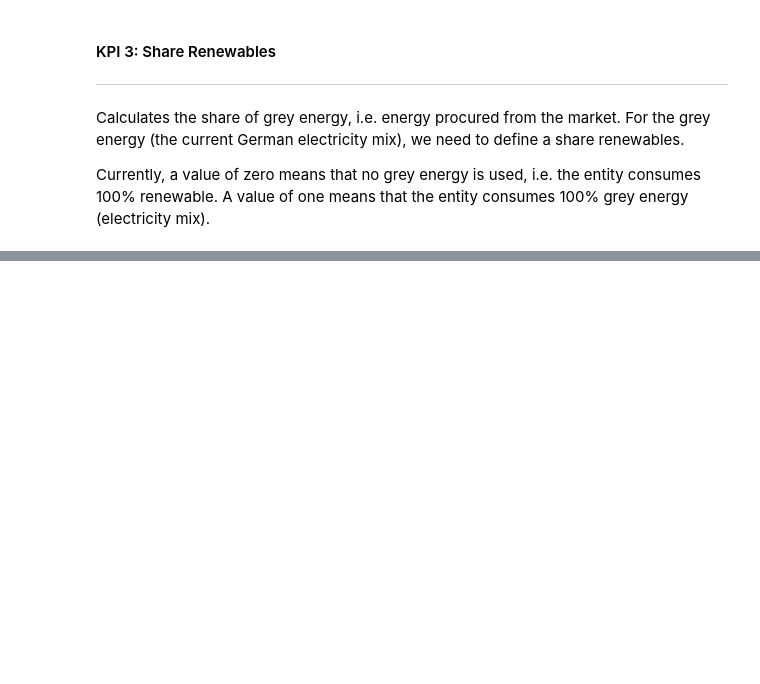
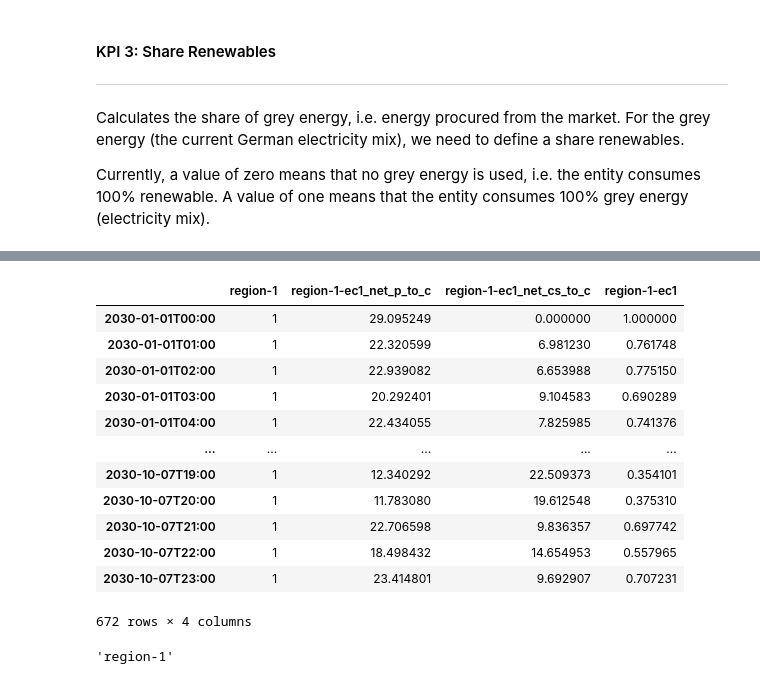
Before and after one commit to jochenmadler/fim_fit, a Jupyter notebook: GSy_KPI_calculation/01_processing/functions_test_v2.ipynb, the cells around one changed output, grey strips where cells are left out. Saved outputs shown, nothing was run; the diff lists cells and outputs as text; code cells hidden in the pictures; blank space fills up the shorter version.

Commit message:
functions_v2.py: share_renewables not yet ready, sub functions are though. functions_test_v2.ipynb: share_renewables testing & debugging with usable sub functions.

```diff
--- a/GSy_KPI_calculation/01_processing/functions_test_v2.ipynb
+++ b/GSy_KPI_calculation/01_processing/functions_test_v2.ipynb
@@ -162,0 +218,4 @@ f.share_renewables(os.getcwd())
+# %%
+# Handover to helper function
+df = entity_df
+p = entity_name
@@ -162,0 +242,18 @@ f.share_renewables(os.getcwd())
+# %%
+# select one child
+c = children[1]
+print(f'c: {c}')
+p_to_c = f.share_renewable_df_grouper(df_out, df[(df.seller == p) & (df.buyer == c)][['energy [kWh]']])
+c_to_p = f.share_renewable_df_grouper(df_out, df[(df.seller == c) & (df.buyer == p)][['energy [kWh]']])
+net_p_to_c = p_to_c - c_to_p
+cs_to_c = f.share_renewable_df_grouper(df_out, df[(df.seller != p) & (df.seller != c) & (df.buyer == c)][
+    ['energy [kWh]']])
+c_to_cs = f.share_renewable_df_grouper(df_out,
+                                     df[(df.seller == c) & (df.buyer != p) & (df.buyer != c)][['energy [kWh]']])
+net_cs_to_c = cs_to_c - c_to_cs
+# prepare copy of df_out where calculations are made
+c_name = c if 'id' not in c else p + '_' + c
+df_out_copy = df_out.copy()
+df_out_copy[f'{c_name}_net_p_to_c'] = net_p_to_c
+df_out_copy[f'{c_name}_net_cs_to_c'] = net_cs_to_c
+df_out_copy
@@ -162,0 +346,4 @@ f.share_renewables(os.getcwd())
+# %%
+df_out[p] = 1
+print(f'p: {p}')
+df_out
@@ -162,0 +365,37 @@ f.share_renewables(os.getcwd())
+# %%
+if p in df_out.columns.tolist():
+    df_out_copy.loc[
+        (df_out_copy[f'{c_name}_net_p_to_c'] > 0) & (df_out_copy[f'{c_name}_net_cs_to_c'] <= 0), [c_name]] = \
+        df_out[p]
+    p_share_grey_electricity = df_out[p]
+    df_out_copy.loc[(df_out_copy[f'{c_name}_net_p_to_c'] > 0) & (df_out_copy[f'{c_name}_net_cs_to_c'] > 0), [
+        c_name]] = p_share_grey_electricity * (df_out_copy[f'{c_name}_net_p_to_c'] / (
+            df_out_copy[f'{c_name}_net_p_to_c'] + df_out_copy[f'{c_name}_net_cs_to_c']))
+    df_out_copy.loc[(df_out_copy[f'{c_name}_net_p_to_c'] <= 0), [c_name]] = 0
+else:
+    df_out_copy.loc[
+        (df_out_copy[f'{c_name}_net_p_to_c'] > 0) & (df_out_copy[f'{c_name}_net_cs_to_c'] <= 0), [c_name]] = 1
+    p_share_grey_electricity = 1
+    df_out_copy.loc[(df_out_copy[f'{c_name}_net_p_to_c'] > 0) & (df_out_copy[f'{c_name}_net_cs_to_c'] > 0), [
+        c_name]] = p_share_grey_electricity * (df_out_copy[f'{c_name}_net_p_to_c'] / (
+            df_out_copy[f'{c_name}_net_p_to_c'] + df_out_copy[f'{c_name}_net_cs_to_c']))
+    df_out_copy.loc[(df_out_copy[f'{c_name}_net_p_to_c'] <= 0), [c_name]] = 0
+df_out_copy
+# %% [output]
+|  | region-1 | region-1-ec1_net_p_to_c | region-1-ec1_net_cs_to_c | region-1-ec1 |
+| 2030-01-01T00:00 | 1 | 29.095249 | 0.000000 | 1.000000 |
+| 2030-01-01T01:00 | 1 | 22.320599 | 6.981230 | 0.761748 |
+| 2030-01-01T02:00 | 1 | 22.939082 | 6.653988 | 0.775150 |
+| 2030-01-01T03:00 | 1 | 20.292401 | 9.104583 | 0.690289 |
+| 2030-01-01T04:00 | 1 | 22.434055 | 7.825985 | 0.741376 |
+| ... | ... | ... | ... | ... |
+| 2030-10-07T19:00 | 1 | 12.340292 | 22.509373 | 0.354101 |
+| 2030-10-07T20:00 | 1 | 11.783080 | 19.612548 | 0.375310 |
+| 2030-10-07T21:00 | 1 | 22.706598 | 9.836357 | 0.697742 |
+| 2030-10-07T22:00 | 1 | 18.498432 | 14.654953 | 0.557965 |
+| 2030-10-07T23:00 | 1 | 23.414801 | 9.692907 | 0.707231 |
+672 rows × 4 columns
+# %%
+p.lower()
+# %% [output]
+'region-1'
```
Also changed, not shown: parts of 34 cells of this notebook, 1 other file.
